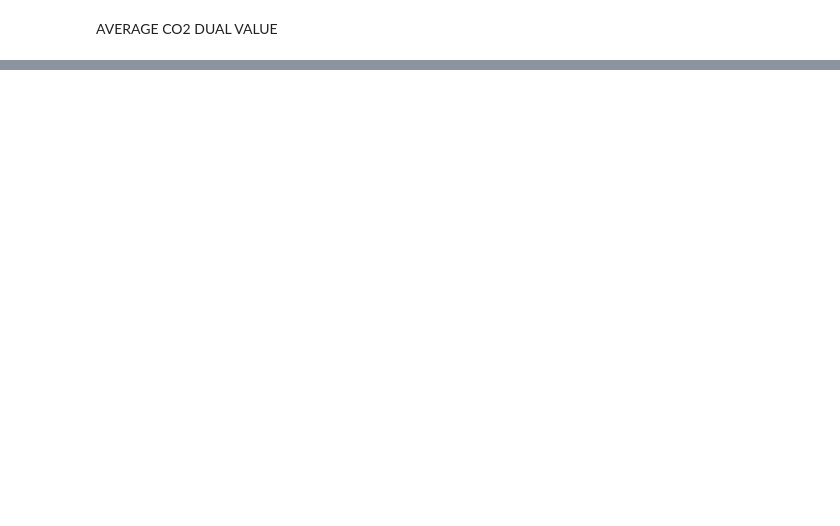
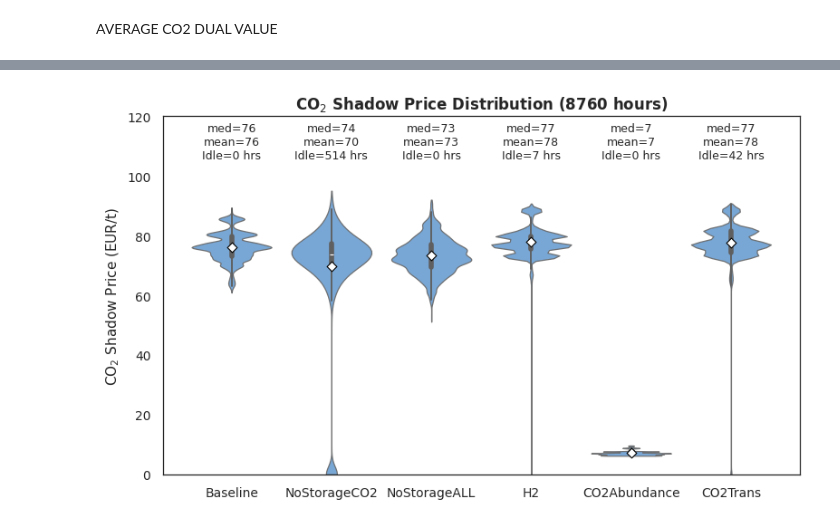
Before and after one commit to kubachri/GLS-EnerHub2X-Pricing, a Jupyter notebook: plots/DualCO2.ipynb, the cells around one changed output, grey strips where cells are left out. Cells and saved outputs as stored; diff of their text form; code cells hidden in the pictures; blank space fills up the shorter version.

```diff
--- a/plots/DualCO2.ipynb
+++ b/plots/DualCO2.ipynb
@@ -656,0 +657,87 @@ plt.show()
+# %%
+import numpy as np
+import pandas as pd
+import seaborn as sns
+import matplotlib.pyplot as plt
+from matplotlib.collections import PolyCollection
+
+scenarios = ["Baseline","NoStorageCO2","NoStorageALL","H2","CO2Abundance","CO2Trans"]
+
+df_long = df[scenarios].melt(var_name="Scenario", value_name="CO2_price").dropna()
+
+idle_eps = 1e-9
+idle_hours = (df_long.assign(is_idle=lambda d: d["CO2_price"].abs() <= idle_eps)
+                    .groupby("Scenario")["is_idle"].sum()
+                    .reindex(scenarios).fillna(0).astype(int))
+
+stats = (df_long.groupby("Scenario")["CO2_price"]
+               .agg(med="median", mean="mean")
+               .reindex(scenarios))
+
+# ✅ Put typography into seaborn theme so it doesn't override you
+sns.set_theme(
+    style="white",
+    rc={
+        "font.family": "DejaVu Sans",
+        "font.size": 11,
+        "axes.titlesize": 12,
+        "axes.labelsize": 11,
+        "xtick.labelsize": 10,
+        "ytick.labelsize": 10,
+        "axes.titleweight": "bold",   # match your reference look
+        "text.usetex": False,         # keep mathtext consistent
+    }
+)
+
+fig, ax = plt.subplots(figsize=(8, 4.8))
+
+sns.violinplot(
+    data=df_long, x="Scenario", y="CO2_price",
+    order=scenarios,
+    inner="box", cut=0,
+    density_norm="width",
+    bw_adjust=0.9,
+    linewidth=0.9,
+    color="#5A9EE2",
+    ax=ax
+)
+
+for coll in ax.collections:
+    if isinstance(coll, PolyCollection):
+        coll.set_alpha(0.9)
+        coll.set_edgecolor("#666666")
+        coll.set_linewidth(0.9)
+
+x_positions = np.arange(len(scenarios))
+ax.scatter(
+    x_positions, stats["mean"].values,
+    marker="D", s=30,
+    facecolor="white", edgecolor="black",
+    linewidth=0.8, zorder=5
+)
+
+y_annot = 118
+for i, scen in enumerate(scenarios):
+    ax.text(
+        i, y_annot,
+        f"med={stats.loc[scen,'med']:.0f}\n"
+        f"mean={stats.loc[scen,'mean']:.0f}\n"
+        f"Idle={idle_hours.loc[scen]} hrs",
+        ha="center", va="top", fontsize=9
+    )
+
+ax.set_title(r"CO$_2$ Shadow Price Distribution (8760 hours)")
+ax.set_xlabel("")
+ax.set_ylabel(r"CO$_2$ Shadow Price (EUR/t)")
+ax.set_ylim(0, 120)
+ax.grid(False)
+
+for spine in ax.spines.values():
+    spine.set_visible(True)
+    spine.set_linewidth(0.9)
+
+plt.tight_layout()
+plt.savefig("CO2_ShadowPrice_Violin.pdf", bbox_inches="tight", dpi=600)
+plt.show()
+# %% [output]
+[figure, added]
```
Also changed, not shown: parts of 11 cells of this notebook, 7 other files.
